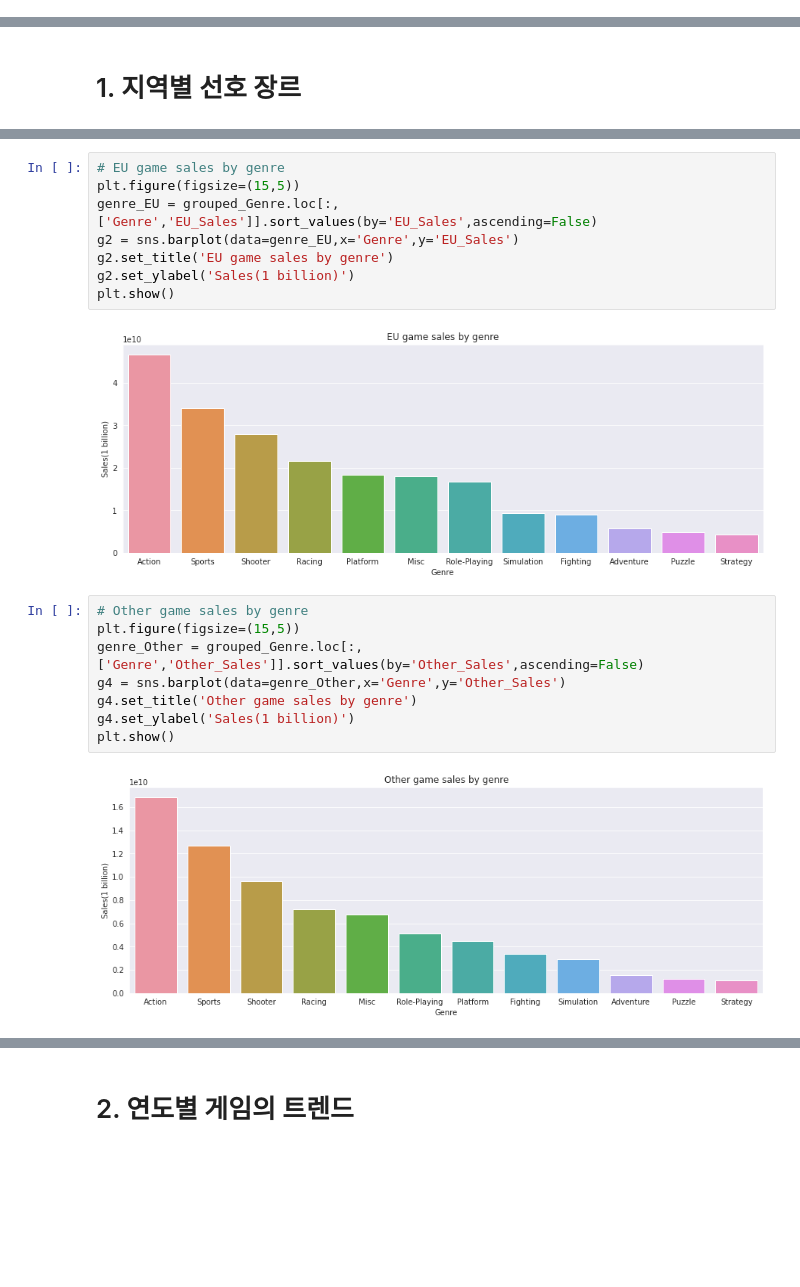
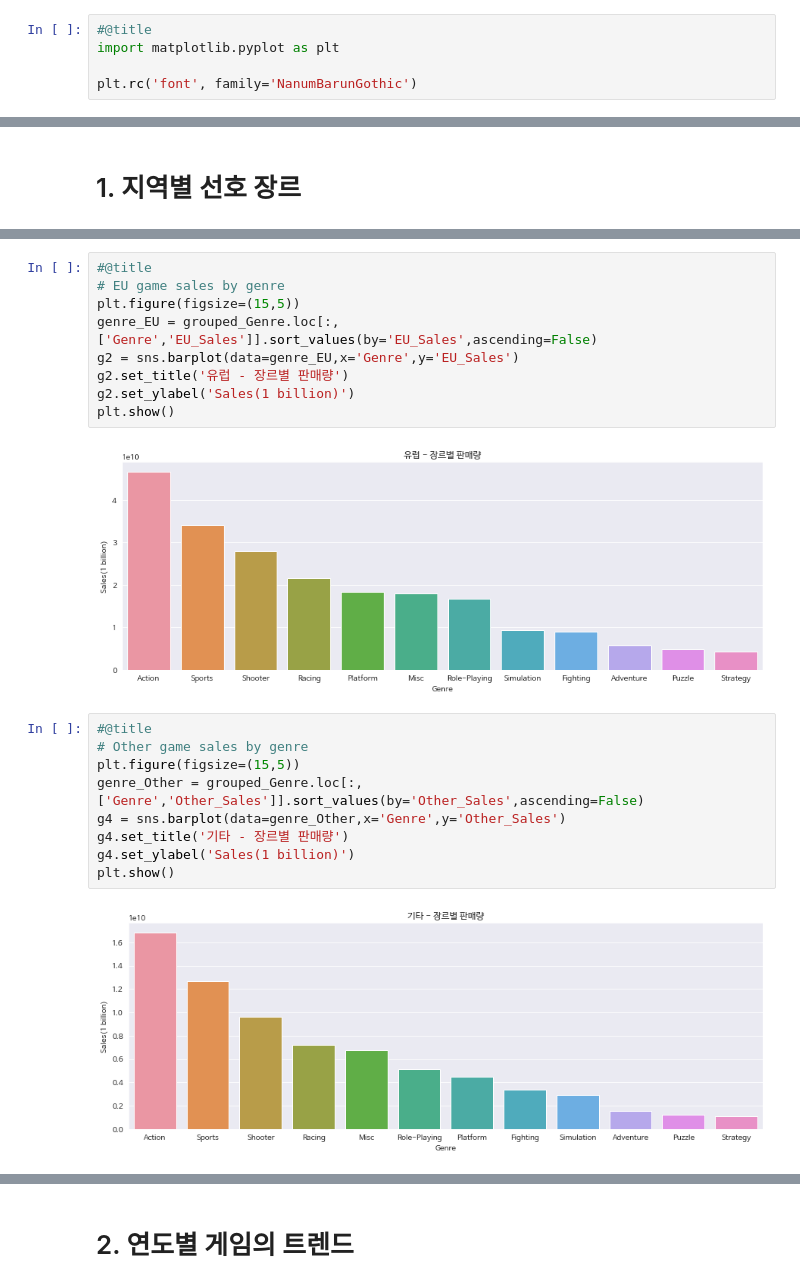
Before and after one commit to SANGJI-PARK/Codestates_Project, a Jupyter notebook: [Section1_Project]Games.ipynb, the cells around one changed output, grey strips where cells are left out. Cells and saved outputs as stored; diff of their text form; blank space fills up the shorter version.

```diff
--- a/[Section1_Project]Games.ipynb
+++ b/[Section1_Project]Games.ipynb
@@ -16,4 +21,9 @@ import pandas as pd
 import numpy as np
 import seaborn as sns
 import matplotlib.pyplot as plt
+# %%
+#@title
+import matplotlib.pyplot as plt
+
+plt.rc('font', family='NanumBarunGothic')
 # %%
@@ -196,20 +210,22 @@ plt.show()
 # %%
+#@title
 # EU game sales by genre
 plt.figure(figsize=(15,5))
 genre_EU = grouped_Genre.loc[:,['Genre','EU_Sales']].sort_values(by='EU_Sales',ascending=False)
 g2 = sns.barplot(data=genre_EU,x='Genre',y='EU_Sales')
-g2.set_title('EU game sales by genre')
+g2.set_title('유럽 - 장르별 판매량')
 g2.set_ylabel('Sales(1 billion)')
 plt.show()
 # %% [output]
-[figure, old version]
+[figure, new version]
 # %%
+#@title
 # Other game sales by genre
 plt.figure(figsize=(15,5))
 genre_Other = grouped_Genre.loc[:,['Genre','Other_Sales']].sort_values(by='Other_Sales',ascending=False)
 g4 = sns.barplot(data=genre_Other,x='Genre',y='Other_Sales')
-g4.set_title('Other game sales by genre')
+g4.set_title('기타 - 장르별 판매량')
 g4.set_ylabel('Sales(1 billion)')
 plt.show()
 # %% [output]
-[figure, old version]
+[figure, new version]
```
Also changed, not shown: parts of 37 cells of this notebook.
